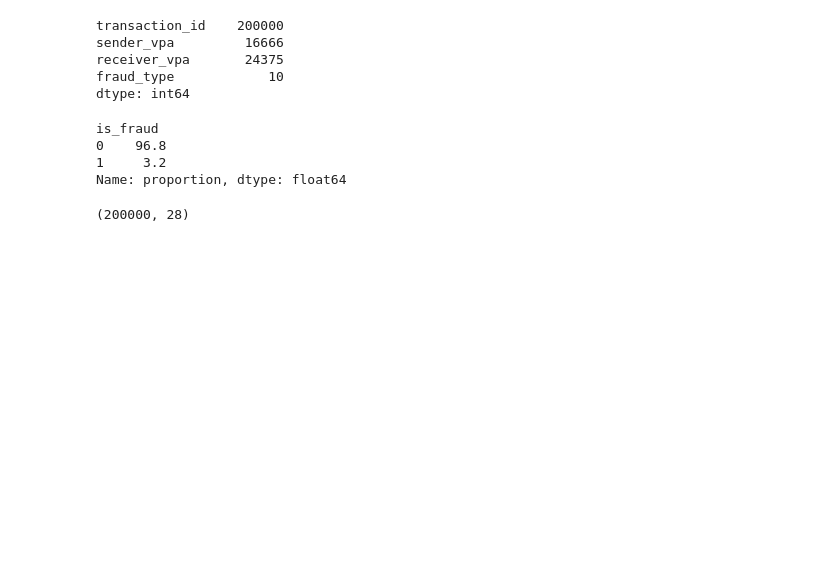
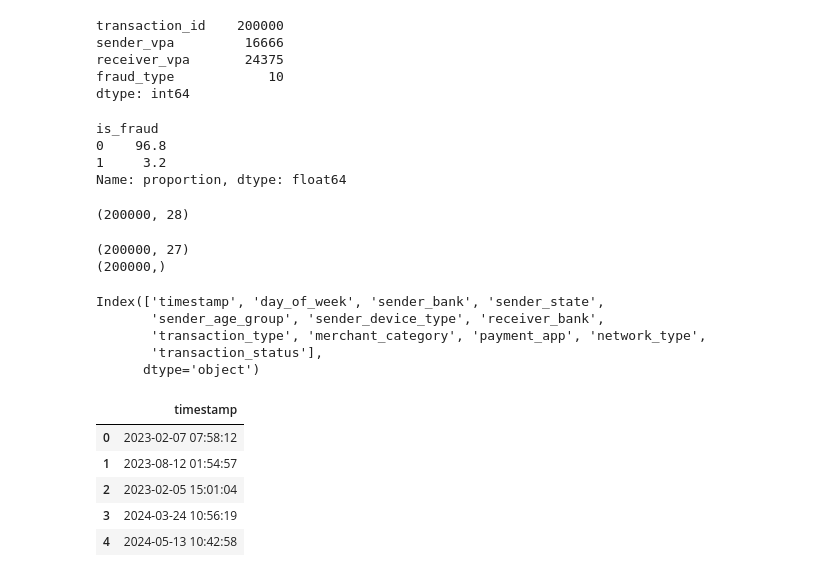
Before and after one commit to mrx000777/upi-fraud-detection, a Jupyter notebook: notebooks/fraud.ipynb, the cells around one changed output. Saved outputs shown, nothing was run; the diff lists cells and outputs as text; code cells hidden in the pictures; blank space fills up the shorter version.

```diff
--- a/notebooks/fraud.ipynb
+++ b/notebooks/fraud.ipynb
@@ -513,0 +517,23 @@ df.shape
+# %%
+print(X.shape)
+print(y.shape)
+# %% [output]
+(200000, 27)
+(200000,)
+# %%
+X.select_dtypes(include="object").columns
+# %% [output]
+Index(['timestamp', 'day_of_week', 'sender_bank', 'sender_state',
+       'sender_age_group', 'sender_device_type', 'receiver_bank',
+       'transaction_type', 'merchant_category', 'payment_app', 'network_type',
+       'transaction_status'],
+      dtype='object')
+# %%
+X[["timestamp"]].head()
+# %% [output]
+|  | timestamp |
+| 0 | 2023-02-07 07:58:12 |
+| 1 | 2023-08-12 01:54:57 |
+| 2 | 2023-02-05 15:01:04 |
+| 3 | 2024-03-24 10:56:19 |
+| 4 | 2024-05-13 10:42:58 |
```
Also changed, not shown: parts of 63 cells of this notebook, 8 other files.
